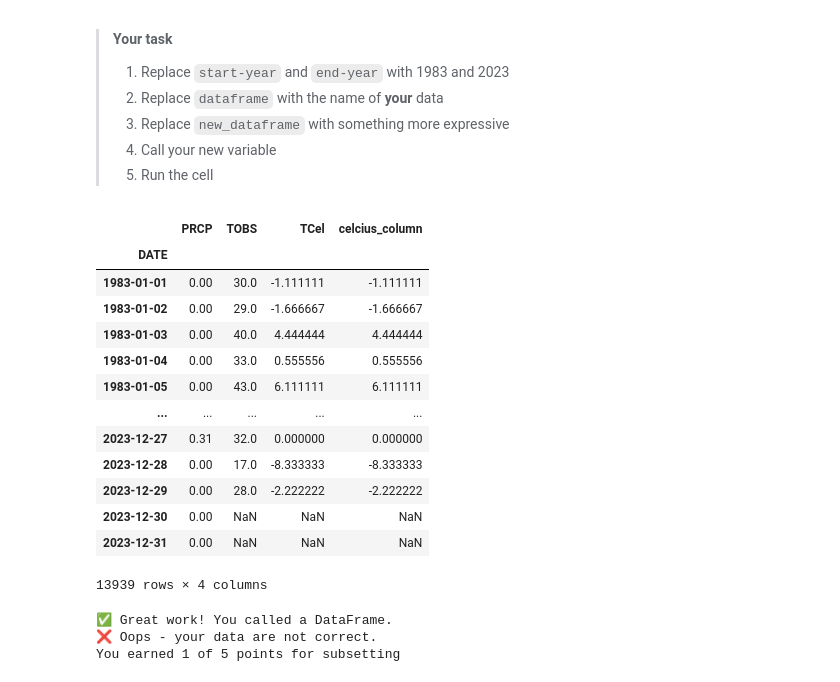
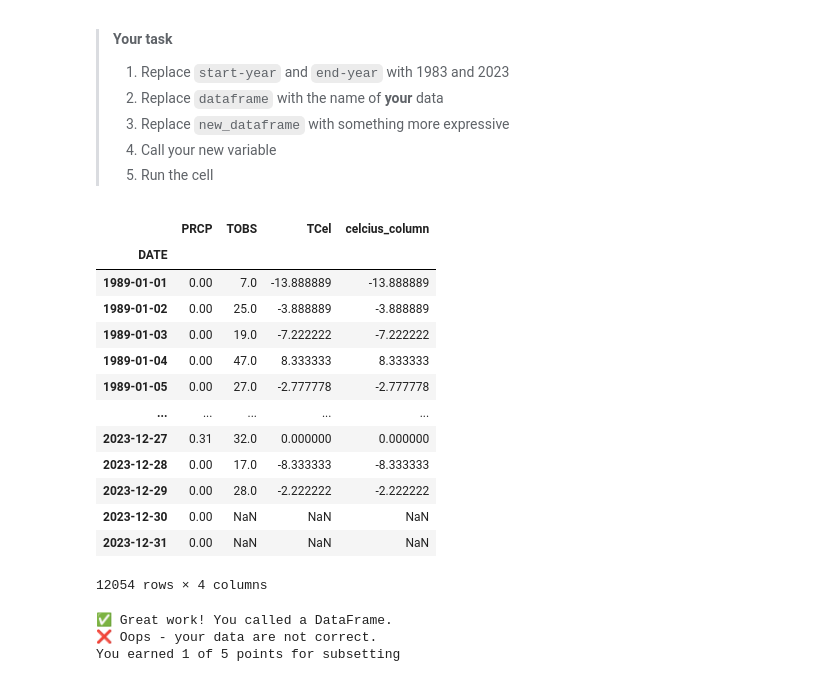
Before and after one commit to angelinawade12/stars-01-get-started-angelinawade12, a Jupyter notebook: rapidcity_weather_analysis.ipynb, the cells around one changed output. Cells and saved outputs as stored; diff of their text form; code cells hidden in the pictures.

```diff
--- a/rapidcity_weather_analysis.ipynb
+++ b/rapidcity_weather_analysis.ipynb
@@ -617,23 +617,23 @@ recorded.
 > 5.  Run the cell
 # %%
 # Subset the data
-rapid_83_23 = rapid_df['1983':'2023']
-rapid_83_23
+rapid_89_23 = rapid_df['1989':'2023']
+rapid_89_23
 # %% [output]
 |  | PRCP | TOBS | TCel | celcius_column |
 | DATE |  |  |  |  |
-| 1983-01-01 | 0.00 | 30.0 | -1.111111 | -1.111111 |
-| 1983-01-02 | 0.00 | 29.0 | -1.666667 | -1.666667 |
-| 1983-01-03 | 0.00 | 40.0 | 4.444444 | 4.444444 |
-| 1983-01-04 | 0.00 | 33.0 | 0.555556 | 0.555556 |
-| 1983-01-05 | 0.00 | 43.0 | 6.111111 | 6.111111 |
+| 1989-01-01 | 0.00 | 7.0 | -13.888889 | -13.888889 |
+| 1989-01-02 | 0.00 | 25.0 | -3.888889 | -3.888889 |
+| 1989-01-03 | 0.00 | 19.0 | -7.222222 | -7.222222 |
+| 1989-01-04 | 0.00 | 47.0 | 8.333333 | 8.333333 |
+| 1989-01-05 | 0.00 | 27.0 | -2.777778 | -2.777778 |
 | ... | ... | ... | ... | ... |
 | 2023-12-27 | 0.31 | 32.0 | 0.000000 | 0.000000 |
 | 2023-12-28 | 0.00 | 17.0 | -8.333333 | -8.333333 |
 | 2023-12-29 | 0.00 | 28.0 | -2.222222 | -2.222222 |
 | 2023-12-30 | 0.00 | NaN | NaN | NaN |
 | 2023-12-31 | 0.00 | NaN | NaN | NaN |
-13939 rows × 4 columns
+12054 rows × 4 columns
 # %%
 # DO NOT MODIFY THIS TEST CELL
 df_resp = _
```
Also changed, not shown: parts of 2 cells of this notebook, 7 other files.
